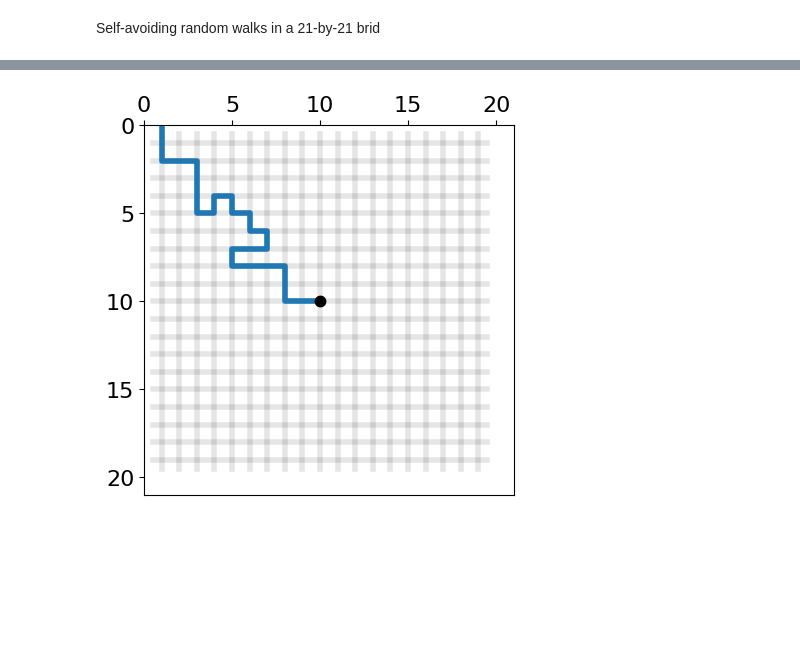
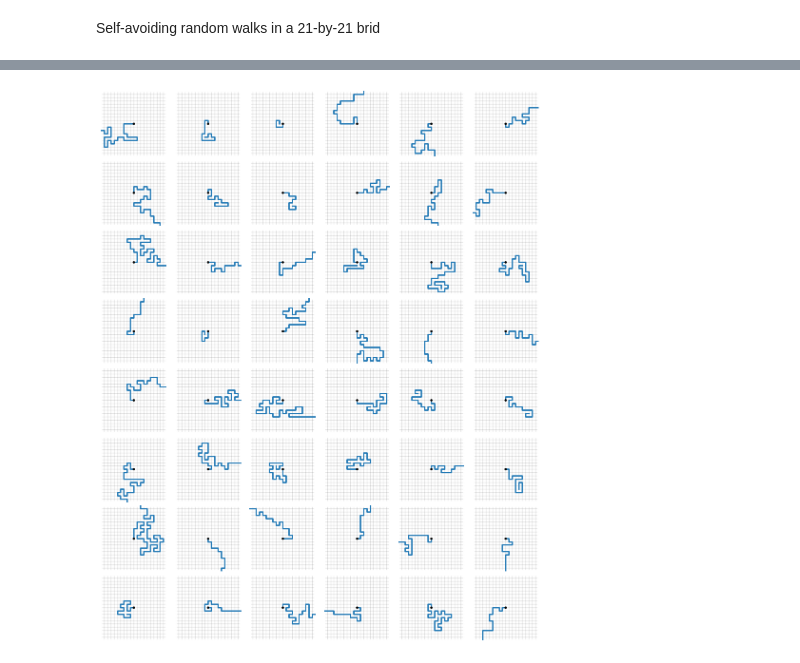
Before and after one commit to LugoBlogger/SI-251-4007-data-structures, a Jupyter notebook: in-class/week-02-arrays/python/self-avoiding-random-walks.ipynb, the cells around one changed output, grey strips where cells are left out. Cells and saved outputs as stored; diff of their text form; code cells hidden in the pictures; blank space fills up the shorter version.

```diff
--- a/in-class/week-02-arrays/python/self-avoiding-random-walks.ipynb
+++ b/in-class/week-02-arrays/python/self-avoiding-random-walks.ipynb
@@ -57,55 +180,34 @@ def self_avoid_illustrate():
 # %%
-n = 21
-# seed = 260306
-seed = None
-rng = np.random.default_rng(seed)
+fig, axes = plt.subplots(nrows=nrows, ncols=ncols, sharex=True, sharey=True, figsize=(12, 15))
 
-dead_ends = 0
-a = [[False for j in range(n)] for i in range(n)]
+for i in range(trials):
+  paths = paths_all_trials[i]
 
-x = n // 2
-y = n // 2
-paths = [[x, y]]
+  x_data = [paths[i][0] for i in range(len(paths))]
+  y_data = [paths[i][1] for i in range(len(paths))]
 
-while (x > 0) and (x < n-1) and (y > 0) and (y < n-1):
-  # Check for dead end and make a random move
-  a[x][y] = True
-  if a[x-1][y] and a[x+1][y] and a[x][y-1] and a[x][y+1]:
-    dead_ends += 1
-    break
+  ax_row_idx = i // ncols
+  ax_col_idx = i % ncols
+  axes[ax_row_idx, ax_col_idx].plot(x_data[0], y_data[0], marker=".", color="k", markersize=5)
+  axes[ax_row_idx, ax_col_idx].plot(y_data, x_data, linewidth=2, zorder=1)
 
-  r = rng.integers(1, 5)
-  if (r == 1) and (not a[x+1][y]): x += 1
-  elif (r == 2) and (not a[x-1][y]): x -= 1
-  elif (r == 3) and (not a[x][y+1]): y += 1
-  elif (r == 4) and (not a[x][y-1]): y -= 1
+  axes[ax_row_idx, ax_col_idx].set_xlim([0, n-1])
+  axes[ax_row_idx, ax_col_idx].set_ylim([0, n-1])
+  axes[ax_row_idx, ax_col_idx].set_aspect("equal")
+  axes[ax_row_idx, ax_col_idx].invert_yaxis()
+  axes[ax_row_idx, ax_col_idx].tick_params(top=False, labeltop=False, bottom=False, labelbottom=False)
+  axes[ax_row_idx, ax_col_idx].axis("off")
 
-  paths.append([x, y])
+  # -- draw grids
+  for i in range(1, n-1):
+    axes[ax_row_idx, ax_col_idx].plot([0.5, n-1-0.5], [i, i], color="k", linewidth=1, alpha=0.1, zorder=0)
+    axes[ax_row_idx, ax_col_idx].plot([i, i], [0.5, n-1-0.5], color="k", linewidth=1, alpha=0.1, zorder=0)
 
 
-fig, ax = plt.subplots()
+  # for row in a:
+  #   print([1 if a_ij else 0 for a_ij in row])
 
-x_data = [paths[i][0] for i in range(len(paths))]
-y_data = [paths[i][1] for i in range(len(paths))]
-
-ax.plot(x_data[0], y_data[0], marker=".", color="k", markersize=15)
-ax.plot(y_data, x_data, linewidth=4, zorder=1)
-
-ax.set_xlim([0, n])
-ax.set_ylim([0, n])
-ax.set_aspect("equal")
-ax.invert_yaxis()
-ax.tick_params(top=True, labeltop=True, bottom=False, labelbottom=False)
-
-# -- draw grids
-for i in range(1, n-1):
-  ax.plot([0.5, n-1-0.5], [i, i], color="k", linewidth=4, alpha=0.1, zorder=0)
-  ax.plot([i, i], [0.5, n-1-0.5], color="k", linewidth=4, alpha=0.1, zorder=0)
-
-
-# for row in a:
-#   print([1 if a_ij else 0 for a_ij in row])
-
+plt.subplots_adjust(wspace=0.05, hspace=0.05)
 plt.show(fig)
 # %% [output]
-[figure, old version]
+[figure, new version]
```
Also changed, not shown: parts of 4 cells of this notebook, 4 other files.
